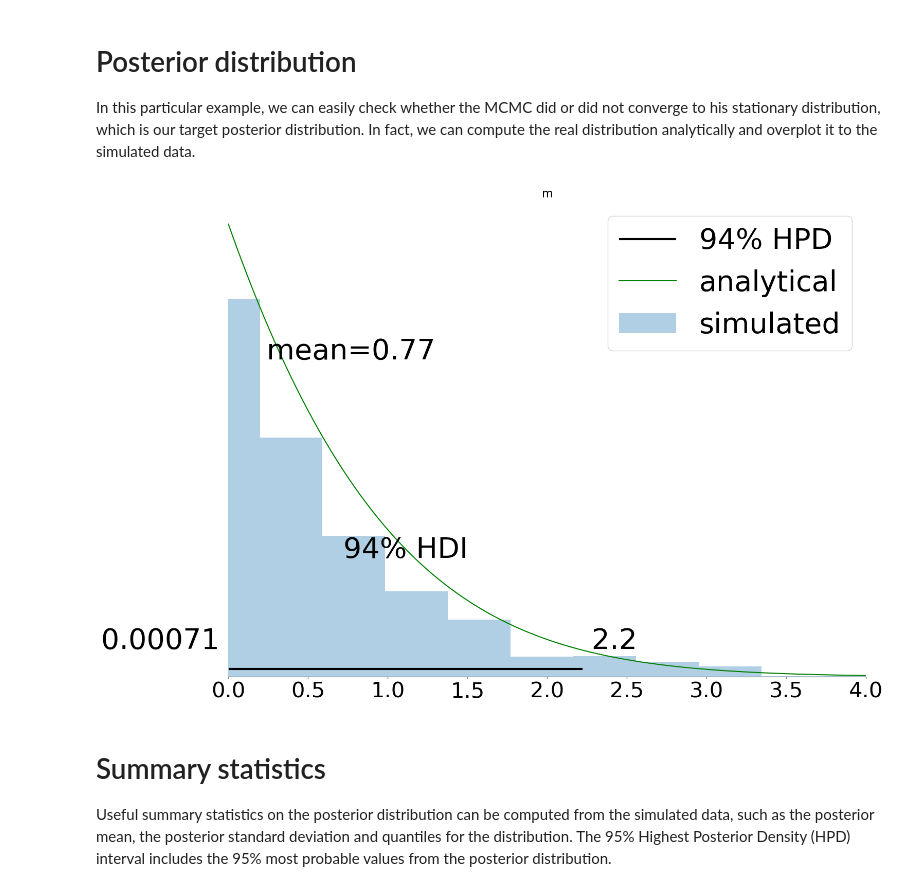
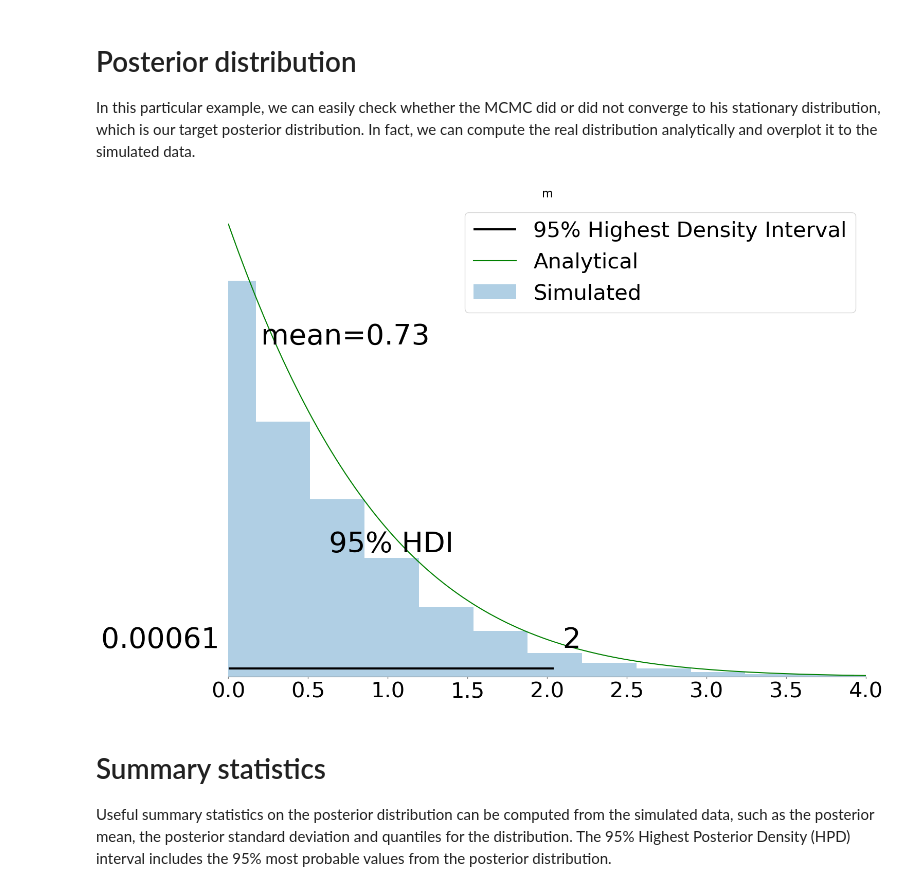
Before and after one commit to fcastagna/mcmc_convergence, a Jupyter notebook: convergence.ipynb, the cells around one changed output. Cells and saved outputs as stored; diff of their text form; code cells hidden in the pictures.

```diff
--- a/convergence.ipynb
+++ b/convergence.ipynb
@@ -29,8 +29,8 @@ import matplotlib.pyplot as plt
 from scipy.integrate import quad
 
 obs = [-4.]
-niter = 500
-nburn = 200
+niter = 5000
+nburn = 2000
 ntotal = nburn+niter
 nchains = 3
 
@@ -147,23 +148,23 @@ In this particular example, we can easily check whether the MCMC did or did not
 # %%
 plt.rcParams['figure.figsize'] = (16, 12)
 plt.rcParams['xtick.labelsize'] = 30
 plt.rcParams['axes.labelsize'] = 40
-pm.plot_posterior(t_2, var_names=['m'], kind='hist', density=True)
+az.plot_posterior(t_2, var_names=['m'], kind='hist', density=True, hdi_prob=.95)
 def prior(x):
     return st.uniform.pdf(x, 0., 10.)
 def likelihood(x):
     return st.norm.pdf(x, -4., 2.)
 def numerator(x):
     return prior(x)*likelihood(x)
 def posterior(x):
     return numerator(x)/quad(numerator, 0., 10.)[0]
 x = np.arange(0., 10., .001)
 plt.plot(x, posterior(x), 'g')
 plt.xlim(0, 4)
-plt.legend(('94% HPD', 'analytical', 'simulated'), prop={'size': 40})
+plt.legend(('95% Highest Density Interval', 'Analytical', 'Simulated'), prop={'size': 30})
 pass
 # %% [output]
-[figure, old version]
+[figure, new version]
 # %% [markdown]
 # Summary statistics
 Useful summary statistics on the posterior distribution can be computed from the simulated data, such as the posterior mean, the posterior standard deviation and quantiles for the distribution. The 95% Highest Posterior Density (HPD) interval includes the 95% most probable values from the posterior distribution.
```
Also changed, not shown: parts of 27 cells of this notebook.
